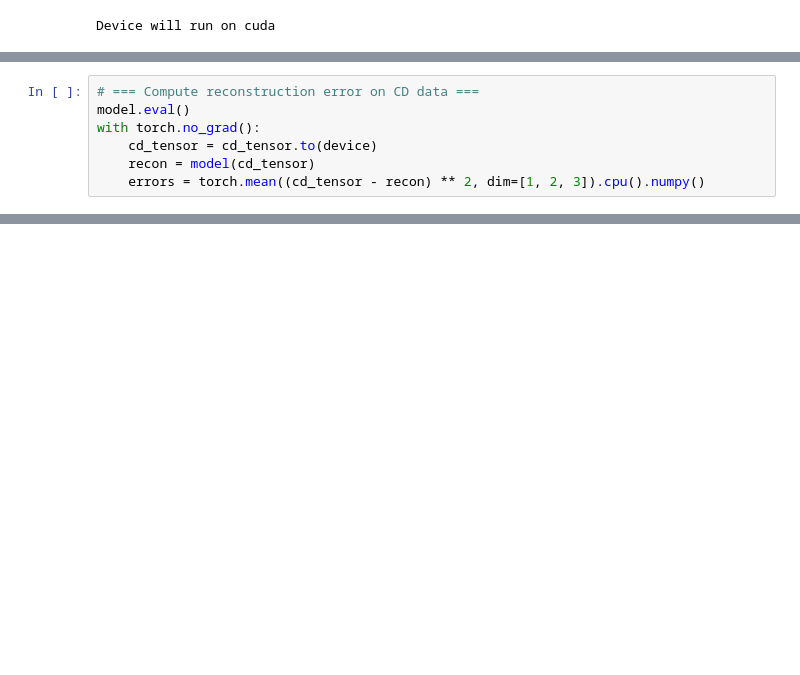
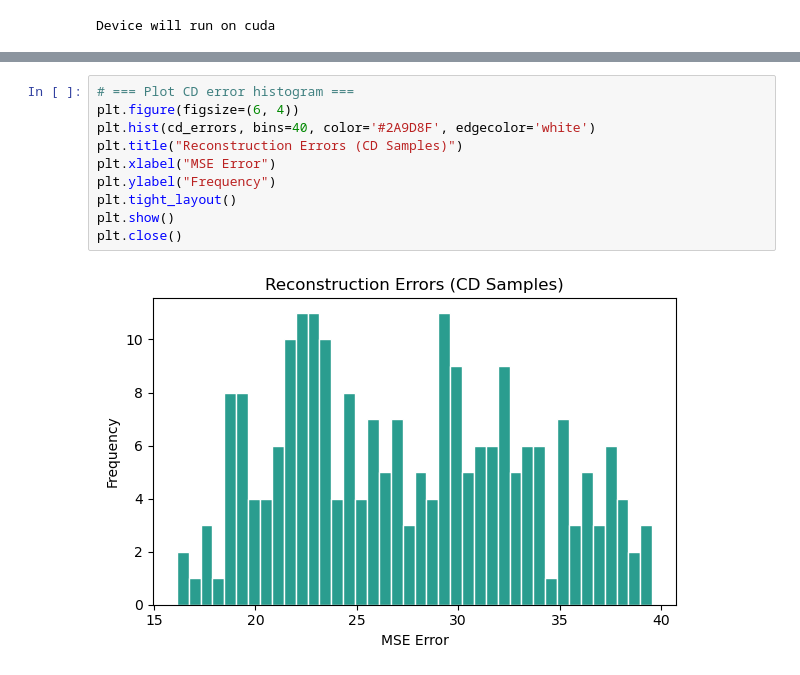
Before and after one commit to sarah-lp-dr/thesis-cd-github, a Jupyter notebook: autoencoder.ipynb, the cells around one changed output, grey strips where cells are left out. Drawn from its saved outputs; the diff is of its cells as text; blank space fills up the shorter version.

```diff
--- a/autoencoder.ipynb
+++ b/autoencoder.ipynb
@@ -87,7 +87,0 @@ Epoch 10: Loss = 0.339202
-# %%
-# === Compute reconstruction error on CD data ===
-model.eval()
-with torch.no_grad():
-    cd_tensor = cd_tensor.to(device)
-    recon = model(cd_tensor)
-    errors = torch.mean((cd_tensor - recon) ** 2, dim=[1, 2, 3]).cpu().numpy()
@@ -105,0 +113,12 @@ plt.close()
+# %%
+# === Plot CD error histogram ===
+plt.figure(figsize=(6, 4))
+plt.hist(cd_errors, bins=40, color='#2A9D8F', edgecolor='white')
+plt.title("Reconstruction Errors (CD Samples)")
+plt.xlabel("MSE Error")
+plt.ylabel("Frequency")
+plt.tight_layout()
+plt.show()
+plt.close()
+# %% [output]
+[figure, added]
```
Also changed, not shown: parts of 9 cells of this notebook, 2 other files.
